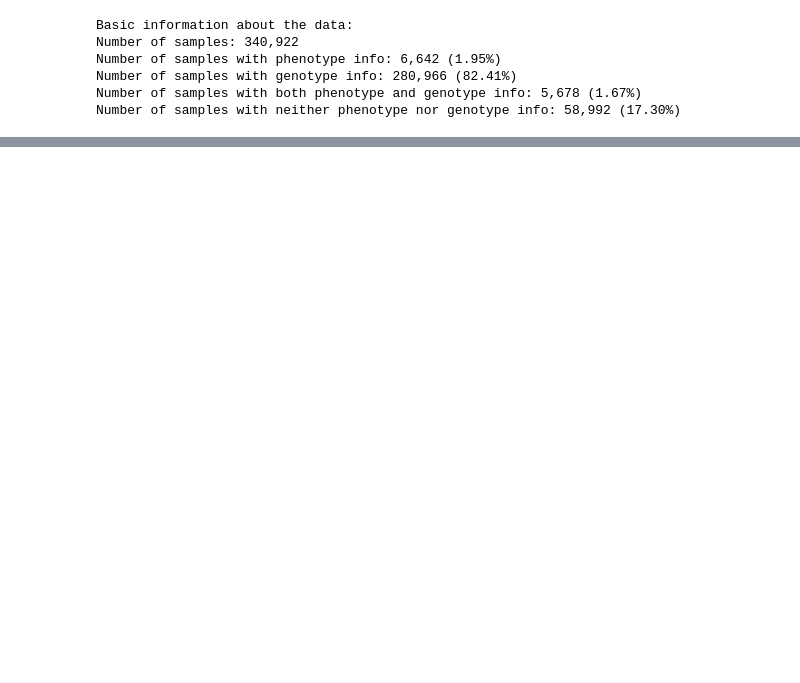
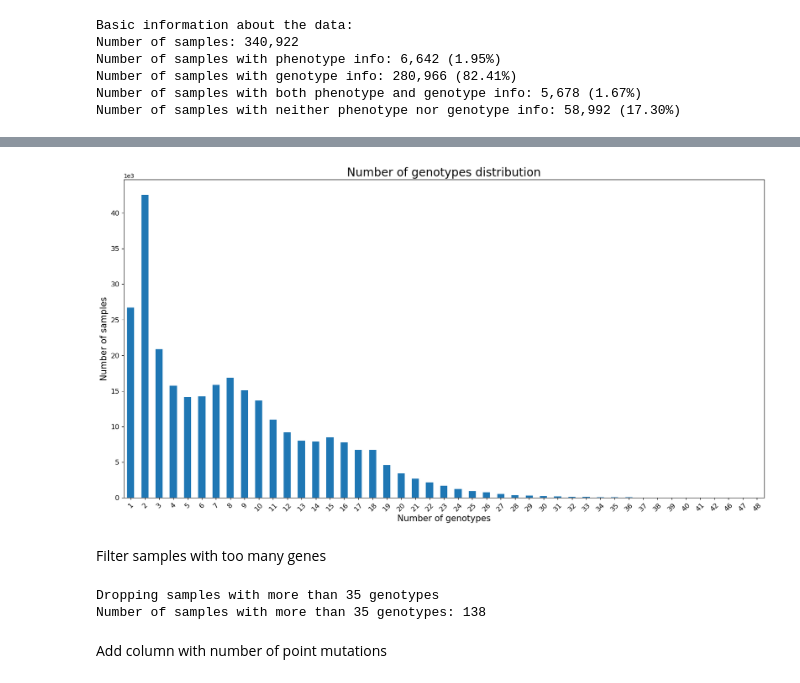
Before and after one commit to jespeols/ARFusion, a Jupyter notebook: code/data_preprocessing.ipynb, the cells around one changed output, grey strips where cells are left out. Saved outputs shown, nothing was run; the diff lists cells and outputs as text; code cells hidden in the pictures; blank space fills up the shorter version.

```diff
--- a/code/data_preprocessing.ipynb
+++ b/code/data_preprocessing.ipynb
@@ -101,0 +233,4 @@ Number of samples with neither phenotype nor genotype info: 58,992 (17.30%)
+# %%
+# df_geno = df_explore[df_explore['AMR_genotypes_core'].notnull()]
+# df_geno = df_geno[dataset_columns]
+df_geno.rename(columns={'AMR_genotypes_core': 'genotypes'}, inplace=True)
@@ -101,0 +239,3 @@ Number of samples with neither phenotype nor genotype info: 58,992 (17.30%)
+# %%
+df_geno.loc[:,'genotypes'] = df_geno['genotypes'].str.split(',')
+df_geno['genotypes'].head(n=10)
@@ -101,0 +254,4 @@ Number of samples with neither phenotype nor genotype info: 58,992 (17.30%)
+# %%
+# Create column for number of (unique) genotypes
+df_geno['num_genotypes'] = df_geno['genotypes'].apply(lambda x: len(set(x)))
+df_geno.head()
@@ -101,0 +265,32 @@ Number of samples with neither phenotype nor genotype info: 58,992 (17.30%)
+# %%
+num_gene_counts = df_geno['num_genotypes'].value_counts().sort_index()
+# plot distribution of number of genotypes
+ax = num_gene_counts.plot(
+    kind='bar', figsize=(20, 10), fontsize=12, rot=45
+)
+ax.set_title('Number of genotypes distribution', fontsize=20)
+ax.set_xlabel('Number of genotypes', fontsize=15)
+ax.set_ylabel('Number of samples', fontsize=15)
+ax.ticklabel_format(axis='y', style='sci', scilimits=(3,3))
+ax.figure.savefig('results/num_genotypes_distr.png', bbox_inches='tight', dpi=300)
+# %% [output]
+[figure, added]
+# %% [markdown]
+Filter samples with too many genes
+# %%
+def filter_gene_counts(df, threshold_num):
+    print(f"Dropping samples with more than {threshold_num} genotypes")
+    # get indices of samples with more than threshold_num genotypes
+    indices = df[df['num_genotypes'] > threshold_num].index
+    num_above = len(indices)
+    # drop samples with more than threshold_num genotypes
+    df.drop(indices, inplace=True)
+    print(f"Number of samples with more than {threshold_num} genotypes: {num_above:,}")
+    return df
+
+df_geno = filter_gene_counts(df_geno, 35)
+# %% [output]
+Dropping samples with more than 35 genotypes
+Number of samples with more than 35 genotypes: 138
+# %% [markdown]
+Add column with number of point mutations
```
Also changed, not shown: parts of 35 cells of this notebook.
